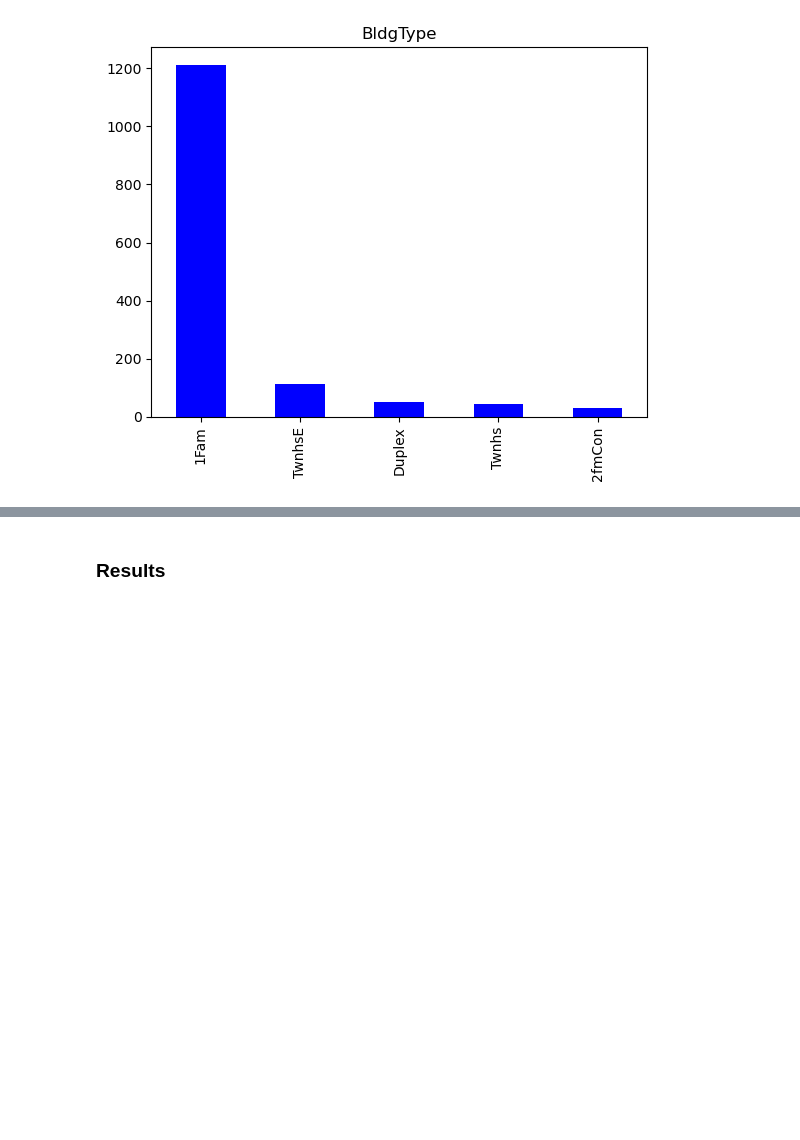
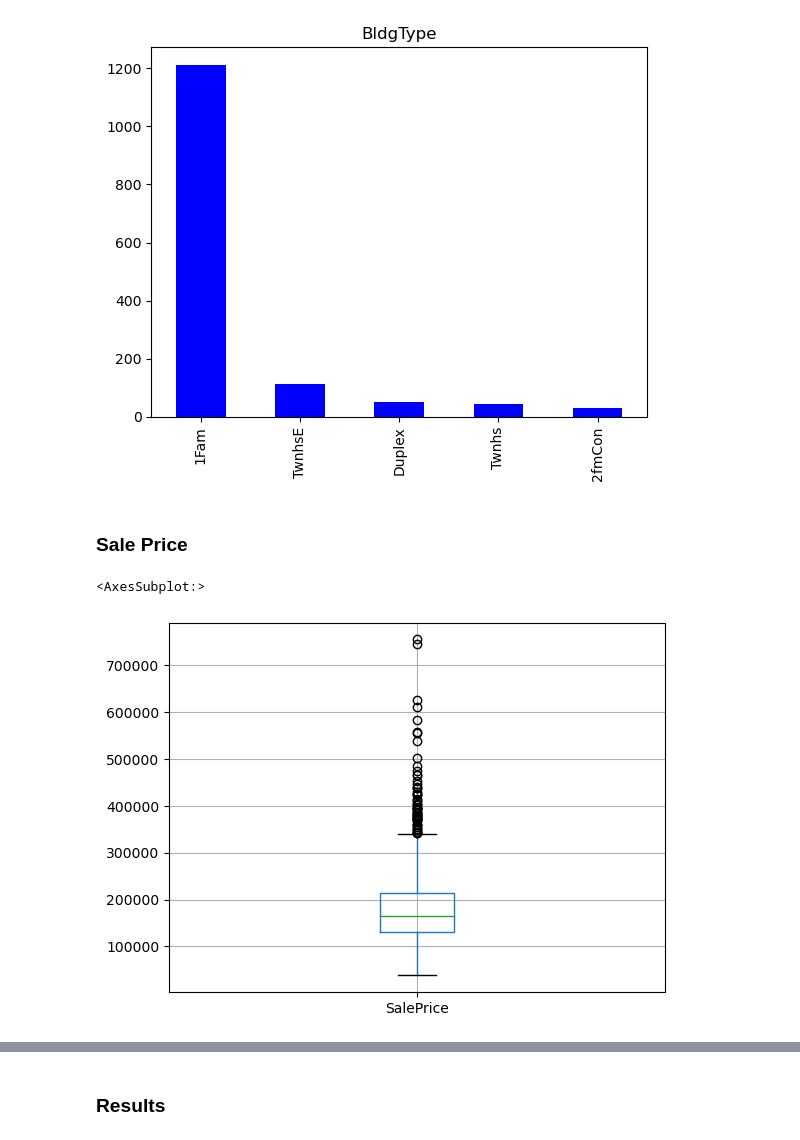
Before and after one commit to strangenicholas/Housing-Price-Prediction---Predictive-Analytics-and-Advanced-Regression-, a Jupyter notebook: Housing Price Prediction - Predictive Analytics and Advanced Regression .ipynb, the cells around one changed output, grey strips where cells are left out. Cells and saved outputs as stored; diff of their text form; code cells hidden in the pictures; blank space fills up the shorter version.

Commit message:
Add Sales info

```diff
--- a/Housing Price Prediction - Predictive Analytics and Advanced Regression .ipynb
+++ b/Housing Price Prediction - Predictive Analytics and Advanced Regression .ipynb
@@ -175,3 +175,10 @@ df_house_train['BldgType'].value_counts().head(10).plot(kind='bar', color='b')
 plt.title('BldgType');
 # %% [output]
 [figure]
+# %% [markdown]
+### Sale Price
+# %%
+df_house_train.boxplot(column=['SalePrice'])
+# %% [output]
+<AxesSubplot:>
+[figure, added]
```
Also changed, not shown: parts of 1 cell of this notebook.
